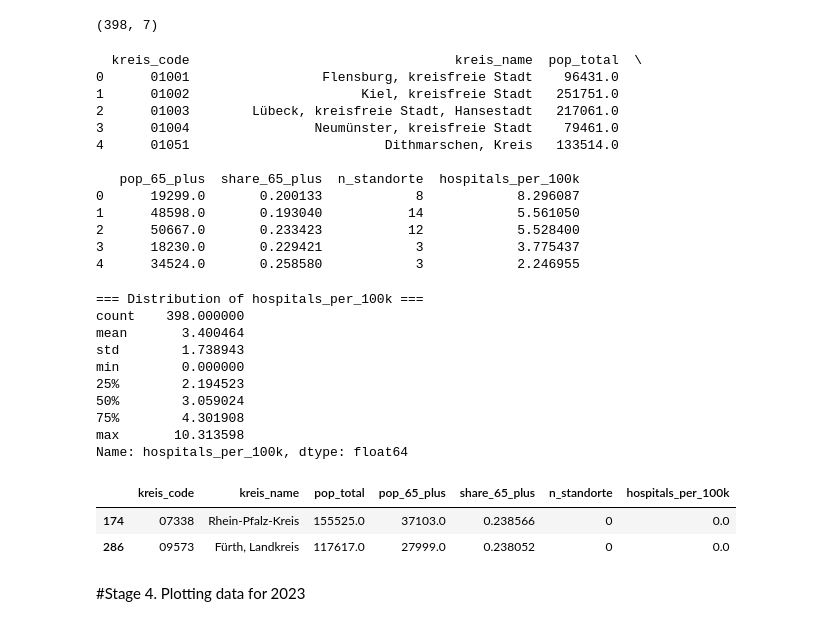
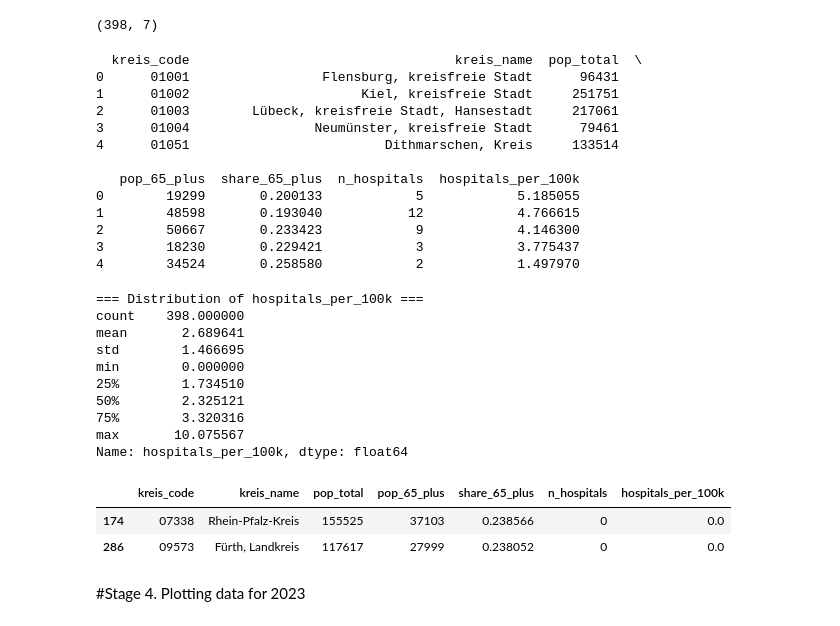
Before and after one commit to natan-sha/final-project, a Jupyter notebook: notebooks/main.ipynb, the cells around one changed output. Saved outputs shown, nothing was run; the diff lists cells and outputs as text; code cells hidden in the pictures.

```diff
--- a/notebooks/main.ipynb
+++ b/notebooks/main.ipynb
@@ -191,10 +191,10 @@ population.head()
 # %%
 #there're extra rows under "the kreis_code" and "kreis_name", e.g. Deutschland, that I have to get rid of
 # %%
+population_raw = population.copy()
+population["kreis_code"] = population["kreis_code"].astype(str)
+population = population[population["kreis_code"].str.len() == 5].copy()
+population = population.dropna(subset=["total_all"]).copy()
 
-population_raw = population.copy()
-
-population = population[population["kreis_code"].astype(str).str.len() == 5].copy()
-
-print(population.shape)
+print(population["kreis_code"].nunique(), "unique Kreise")
 # %% [output]
@@ -262,9 +268,9 @@ Unique Kreise now: 397
 # %%
 per_kreis = (
     hospitals
-    .groupby("kreis_code")
-    .size()
-    .reset_index(name="n_standorte")
+    .groupby("kreis_code")["Adresse_Name"]
+    .nunique()
+    .reset_index(name="n_hospitals")
 )
 
 print(per_kreis.shape)
@@ -424,9 +429,9 @@ Name: share_65_plus, dtype: float64
 # %%
 merged = kreis_pop.merge(per_kreis, on="kreis_code", how="left")
 # %%
-merged["n_standorte"] = merged["n_standorte"].fillna(0).astype(int)
+merged["n_hospitals"] = merged["n_hospitals"].fillna(0).astype(int)
 # %%
-merged["hospitals_per_100k"] = merged["n_standorte"] / merged["pop_total"] * 100_000 #hospitals per 100 thousands people
+merged["hospitals_per_100k"] = merged["n_hospitals"] / merged["pop_total"] * 100_000 #hospitals per 100 thousands people
 # %%
 print(merged.shape)
 # %% [output]
@@ -435,38 +440,38 @@ print(merged.shape)
 print(merged.head())
 # %% [output]
   kreis_code                                  kreis_name  pop_total  \
-0      01001                 Flensburg, kreisfreie Stadt    96431.0
-1      01002                      Kiel, kreisfreie Stadt   251751.0
-2      01003        Lübeck, kreisfreie Stadt, Hansestadt   217061.0
-3      01004                Neumünster, kreisfreie Stadt    79461.0
-4      01051                         Dithmarschen, Kreis   133514.0
+0      01001                 Flensburg, kreisfreie Stadt      96431
+1      01002                      Kiel, kreisfreie Stadt     251751
+2      01003        Lübeck, kreisfreie Stadt, Hansestadt     217061
+3      01004                Neumünster, kreisfreie Stadt      79461
+4      01051                         Dithmarschen, Kreis     133514
 
-   pop_65_plus  share_65_plus  n_standorte  hospitals_per_100k
-0      19299.0       0.200133            8            8.296087
-1      48598.0       0.193040           14            5.561050
-2      50667.0       0.233423           12            5.528400
-3      18230.0       0.229421            3            3.775437
-4      34524.0       0.258580            3            2.246955
+   pop_65_plus  share_65_plus  n_hospitals  hospitals_per_100k
+0        19299       0.200133            5            5.185055
+1        48598       0.193040           12            4.766615
+2        50667       0.233423            9            4.146300
+3        18230       0.229421            3            3.775437
+4        34524       0.258580            2            1.497970
 # %%
 print("\n=== Distribution of hospitals_per_100k ===")
 print(merged["hospitals_per_100k"].describe())
 # %% [output]
 === Distribution of hospitals_per_100k ===
 count    398.000000
-mean       3.400464
-std        1.738943
+mean       2.689641
+std        1.466695
 min        0.000000
-25%        2.194523
-50%        3.059024
-75%        4.301908
-max       10.313598
+25%        1.734510
+50%        2.325121
+75%        3.320316
+max       10.075567
 Name: hospitals_per_100k, dtype: float64
 # %%
-merged[merged["n_standorte"] == 0]
+merged[merged["n_hospitals"] == 0]
 # %% [output]
-|  | kreis_code | kreis_name | pop_total | pop_65_plus | share_65_plus | n_standorte | hospitals_per_100k |
-| 174 | 07338 | Rhein-Pfalz-Kreis | 155525.0 | 37103.0 | 0.238566 | 0 | 0.0 |
-| 286 | 09573 | Fürth, Landkreis | 117617.0 | 27999.0 | 0.238052 | 0 | 0.0 |
+|  | kreis_code | kreis_name | pop_total | pop_65_plus | share_65_plus | n_hospitals | hospitals_per_100k |
+| 174 | 07338 | Rhein-Pfalz-Kreis | 155525 | 37103 | 0.238566 | 0 | 0.0 |
+| 286 | 09573 | Fürth, Landkreis | 117617 | 27999 | 0.238052 | 0 | 0.0 |
 # %% [markdown]
 #Stage 4. Plotting data for 2023
 # %%
```
Also changed, not shown: parts of 47 cells of this notebook, 1 other file.
